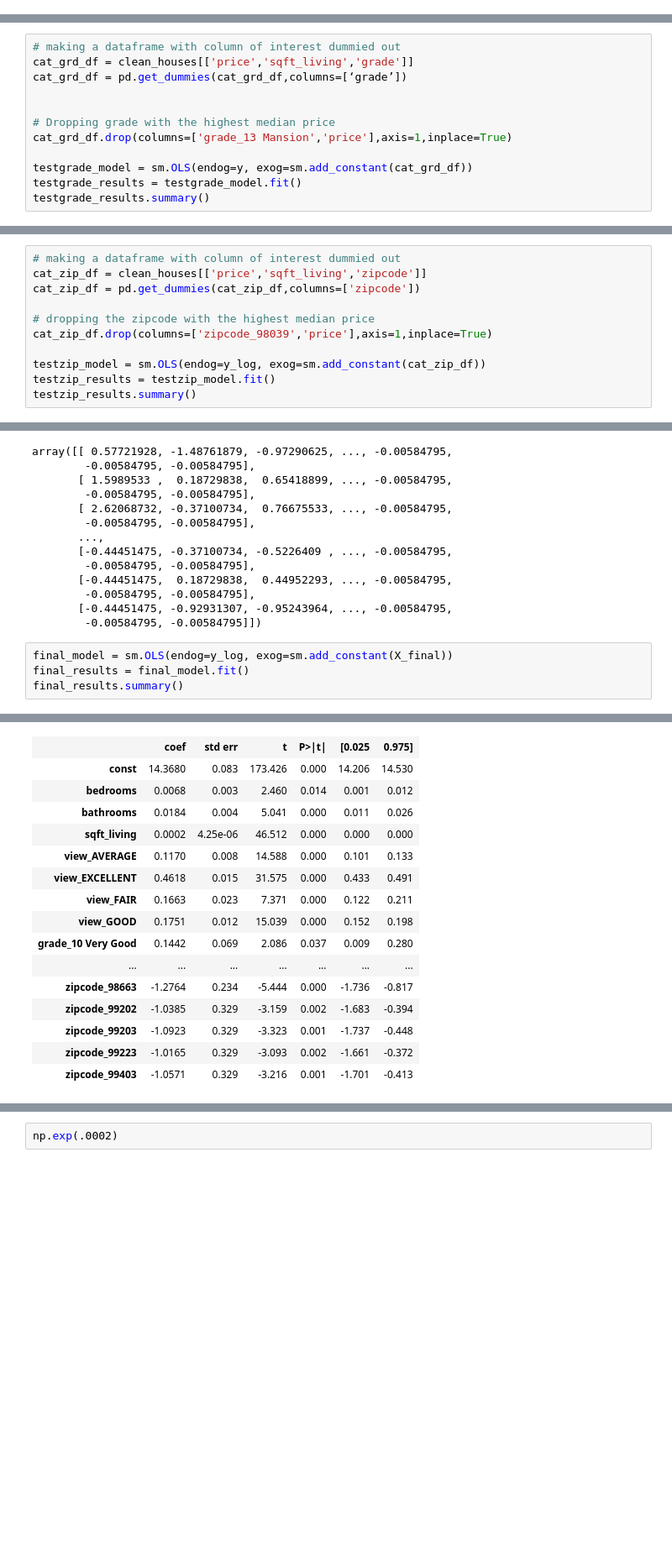
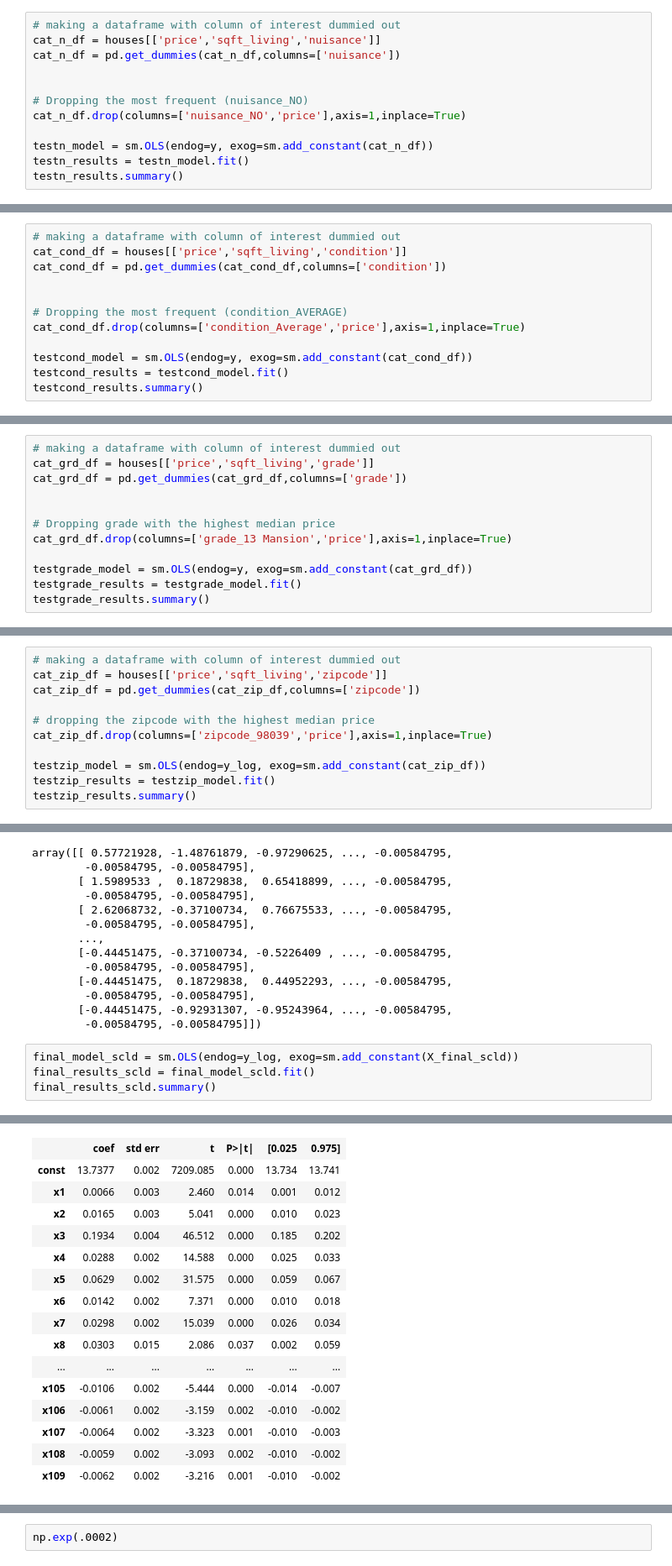
Before and after one commit to vladiseki/Housing_Prices_P2_Project, a Jupyter notebook: Final_notebook.ipynb, the cells around one changed output, grey strips where cells are left out. Shown at 84% size. Cells and saved outputs as stored; diff of their text form; blank space fills up the shorter version.

```diff
--- a/Final_notebook.ipynb
+++ b/Final_notebook.ipynb
@@ -556,0 +546,12 @@ testview_results.summary()
+# %%
+# making a dataframe with column of interest dummied out
+cat_n_df = houses[['price','sqft_living','nuisance']]
+cat_n_df = pd.get_dummies(cat_n_df,columns=['nuisance'])
+
+
+# Dropping the most frequent (nuisance_NO)
+cat_n_df.drop(columns=['nuisance_NO','price'],axis=1,inplace=True)
+
+testn_model = sm.OLS(endog=y, exog=sm.add_constant(cat_n_df))
+testn_results = testn_model.fit()
+testn_results.summary()
@@ -598,0 +623,12 @@ strong multicollinearity or other numerical problems.
+# %%
+# making a dataframe with column of interest dummied out
+cat_cond_df = houses[['price','sqft_living','condition']]
+cat_cond_df = pd.get_dummies(cat_cond_df,columns=['condition'])
+
+
+# Dropping the most frequent (condition_AVERAGE)
+cat_cond_df.drop(columns=['condition_Average','price'],axis=1,inplace=True)
+
+testcond_model = sm.OLS(endog=y, exog=sm.add_constant(cat_cond_df))
+testcond_results = testcond_model.fit()
+testcond_results.summary()
@@ -606,8 +684,8 @@ houses.groupby('grade').median()['price'].sort_values()
 Decided to drop grade 13 Mansion with the highest median price as the comparison group for grade.
 # %%
 # making a dataframe with column of interest dummied out
-cat_grd_df = clean_houses[['price','sqft_living','grade']]
-cat_grd_df = pd.get_dummies(cat_grd_df,columns=[‘grade’])
+cat_grd_df = houses[['price','sqft_living','grade']]
+cat_grd_df = pd.get_dummies(cat_grd_df,columns=['grade'])
 
 
 # Dropping grade with the highest median price
@@ -626,7 +752,7 @@ houses.groupby('zipcode').median()['price'].sort_values()
 pd.options.display.float_format = '{:30,.2f}'.format
 # %%
 # making a dataframe with column of interest dummied out
-cat_zip_df = clean_houses[['price','sqft_living','zipcode']]
+cat_zip_df = houses[['price','sqft_living','zipcode']]
 cat_zip_df = pd.get_dummies(cat_zip_df,columns=['zipcode'])
 
 # dropping the zipcode with the highest median price
@@ -746,9 +948,9 @@ array([[ 0.57721928, -1.48761879, -0.97290625, ..., -0.00584795,
        [-0.44451475, -0.92931307, -0.95243964, ..., -0.00584795,
         -0.00584795, -0.00584795]])
 # %%
-final_model = sm.OLS(endog=y_log, exog=sm.add_constant(X_final))
-final_results = final_model.fit()
-final_results.summary()
+final_model_scld = sm.OLS(endog=y_log, exog=sm.add_constant(X_final_scld))
+final_results_scld = final_model_scld.fit()
+final_results_scld.summary()
 # %% [output]
 OLS Regression Results
 | Dep. Variable: | price | R-squared: | 0.692 |
@@ -759,23 +961,23 @@ OLS Regression Results
 | No. Observations: | 29242 | AIC: | 1.752e+04 |
 | Df Residuals: | 29132 | BIC: | 1.843e+04 |
 | Df Model: | 109 |  |  |
 | Covariance Type: | nonrobust |  |  |
 |  | coef | std err | t | P>|t| | [0.025 | 0.975] |
-| const | 14.3680 | 0.083 | 173.426 | 0.000 | 14.206 | 14.530 |
-| bedrooms | 0.0068 | 0.003 | 2.460 | 0.014 | 0.001 | 0.012 |
-| bathrooms | 0.0184 | 0.004 | 5.041 | 0.000 | 0.011 | 0.026 |
-| sqft_living | 0.0002 | 4.25e-06 | 46.512 | 0.000 | 0.000 | 0.000 |
-| view_AVERAGE | 0.1170 | 0.008 | 14.588 | 0.000 | 0.101 | 0.133 |
-| view_EXCELLENT | 0.4618 | 0.015 | 31.575 | 0.000 | 0.433 | 0.491 |
-| view_FAIR | 0.1663 | 0.023 | 7.371 | 0.000 | 0.122 | 0.211 |
-| view_GOOD | 0.1751 | 0.012 | 15.039 | 0.000 | 0.152 | 0.198 |
-| grade_10 Very Good | 0.1442 | 0.069 | 2.086 | 0.037 | 0.009 | 0.280 |
+| const | 13.7377 | 0.002 | 7209.085 | 0.000 | 13.734 | 13.741 |
+| x1 | 0.0066 | 0.003 | 2.460 | 0.014 | 0.001 | 0.012 |
+| x2 | 0.0165 | 0.003 | 5.041 | 0.000 | 0.010 | 0.023 |
+| x3 | 0.1934 | 0.004 | 46.512 | 0.000 | 0.185 | 0.202 |
+| x4 | 0.0288 | 0.002 | 14.588 | 0.000 | 0.025 | 0.033 |
+| x5 | 0.0629 | 0.002 | 31.575 | 0.000 | 0.059 | 0.067 |
+| x6 | 0.0142 | 0.002 | 7.371 | 0.000 | 0.010 | 0.018 |
+| x7 | 0.0298 | 0.002 | 15.039 | 0.000 | 0.026 | 0.034 |
+| x8 | 0.0303 | 0.015 | 2.086 | 0.037 | 0.002 | 0.059 |
 | ... | ... | ... | ... | ... | ... | ... |
-| zipcode_98663 | -1.2764 | 0.234 | -5.444 | 0.000 | -1.736 | -0.817 |
-| zipcode_99202 | -1.0385 | 0.329 | -3.159 | 0.002 | -1.683 | -0.394 |
-| zipcode_99203 | -1.0923 | 0.329 | -3.323 | 0.001 | -1.737 | -0.448 |
-| zipcode_99223 | -1.0165 | 0.329 | -3.093 | 0.002 | -1.661 | -0.372 |
-| zipcode_99403 | -1.0571 | 0.329 | -3.216 | 0.001 | -1.701 | -0.413 |
+| x105 | -0.0106 | 0.002 | -5.444 | 0.000 | -0.014 | -0.007 |
+| x106 | -0.0061 | 0.002 | -3.159 | 0.002 | -0.010 | -0.002 |
+| x107 | -0.0064 | 0.002 | -3.323 | 0.001 | -0.010 | -0.003 |
+| x108 | -0.0059 | 0.002 | -3.093 | 0.002 | -0.010 | -0.002 |
+| x109 | -0.0062 | 0.002 | -3.216 | 0.001 | -0.010 | -0.002 |
 | Omnibus: | 17191.009 | Durbin-Watson: | 1.966 |
 | Prob(Omnibus): | 0.000 | Jarque-Bera (JB): | 528691.491 |
 | Skew: | -2.294 | Prob(JB): | 0.00 |
```
Also changed, not shown: parts of 60 cells of this notebook.
